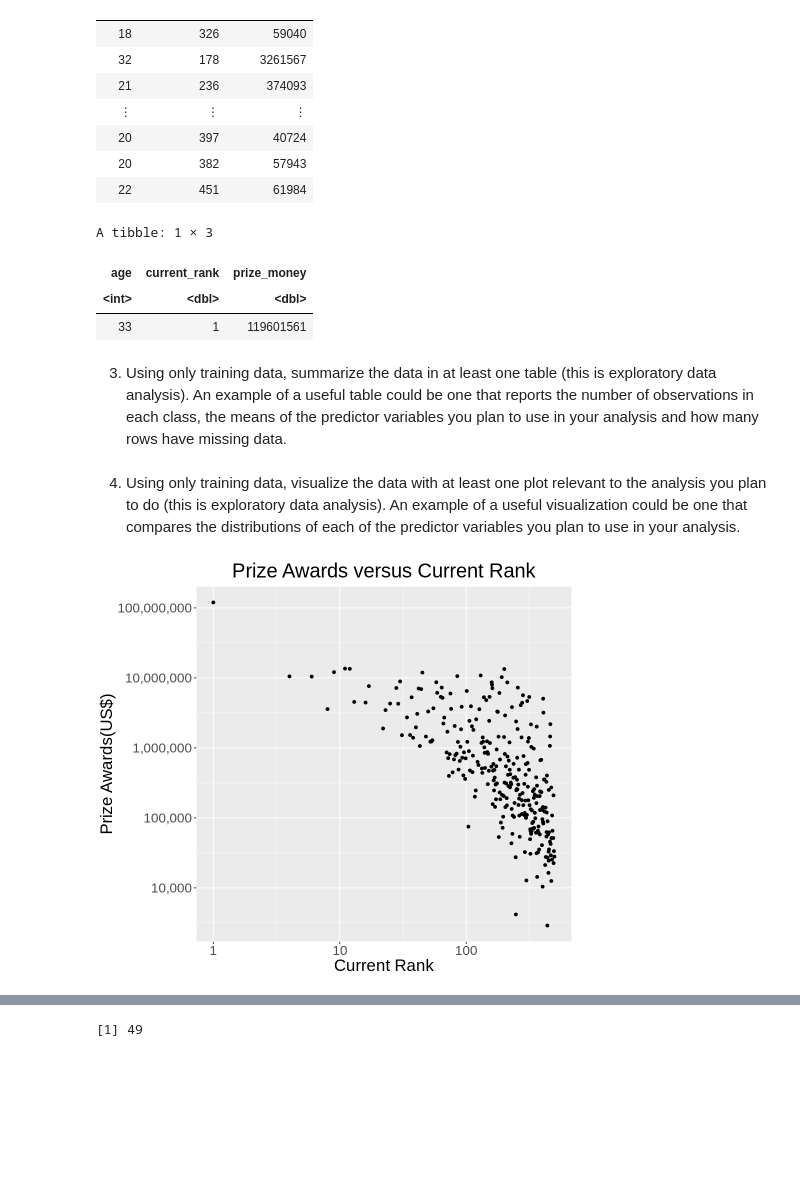
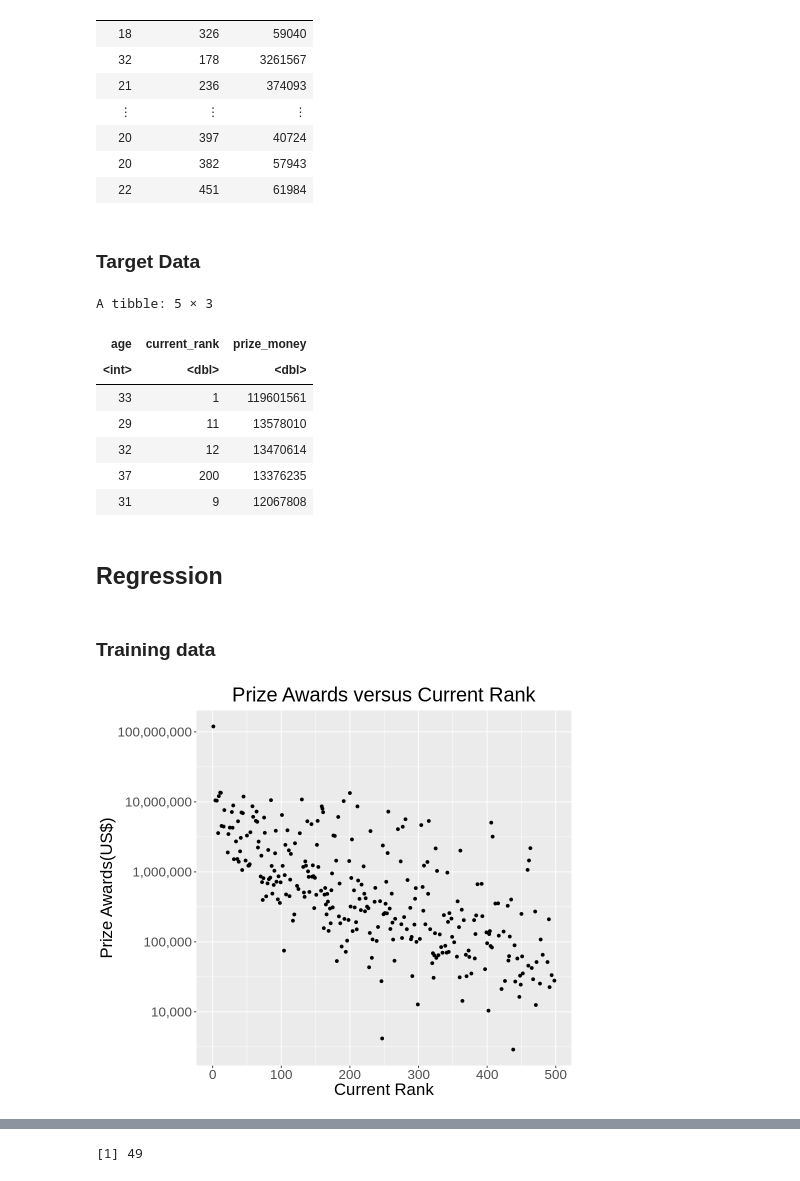
Before and after one commit to HaoyuYou/player_group_project, a Jupyter notebook: group_proposal.ipynb, the cells around one changed output, grey strips where cells are left out. Drawn from its saved outputs; the diff is of its cells as text; code cells hidden in the pictures; blank space fills up the shorter version.

```diff
--- a/group_proposal.ipynb
+++ b/group_proposal.ipynb
@@ -103,42 +103,49 @@ A tibble: 398 × 3
 | 20 | 397 | 40724 |
 | 20 | 382 | 57943 |
 | 22 | 451 | 61984 |
+# %% [markdown]
+### Target Data
 # %%
-NO.1 <- filter(player_data, prize_money == max(prize_money))
-NO.1
+first_5 <- player_data |>
+           arrange(-prize_money) |>
+           slice(1,2,3,4,5)
+first_5
 # %% [output]
-A tibble: 1 × 3
+A tibble: 5 × 3
 | age | current_rank | prize_money |
 | <int> | <dbl> | <dbl> |
 | 33 | 1 | 119601561 |
+| 29 | 11 | 13578010 |
+| 32 | 12 | 13470614 |
+| 37 | 200 | 13376235 |
+| 31 | 9 | 12067808 |
+# %% [markdown]
+## Regression
 # %% [markdown]
-3. Using only training data, summarize the data in at least one table (this is exploratory data analysis). An example of a useful table could be one that reports the number of observations in each class, the means of the predictor variables you plan to use in your analysis and how many rows have missing data.
+### Training data
 # %%
 set.seed(3)
 player_split <- player_data |>
                 initial_split(prop = 0.75, strata = prize_money)
 player_training <- training(player_split)
 player_testing <- testing(player_split)
-# %% [markdown]
-4. Using only training data, visualize the data with at least one plot relevant to the analysis you plan to do (this is exploratory data analysis). An example of a useful visualization could be one that compares the distributions of each of the predictor variables you plan to use in your analysis.
 # %%
 set.seed(4)
 options(repr.plot.width = 8, repr.plot.height = 7)
 # %%
 set.seed(5)
 current_rank_plot <- player_training |>
                     ggplot(aes(x = current_rank, y = prize_money)) +
                     geom_point() +
                     labs(x = "Current Rank", y = "Prize Awards(US$)") +
                     theme(text = element_text(size = 20),
                          plot.title = element_text(hjust = 0.5)) +
-                    scale_x_log10(labels = comma) +
                     scale_y_log10(labels = comma) +
                     ggtitle("Prize Awards versus Current Rank")
 
 current_rank_plot
 # %% [output]
-[figure, old version]
+[figure, new version]
 # %%
 set.seed(6)
 age_plot <- player_training |>
```
Also changed, not shown: parts of 25 cells of this notebook.
